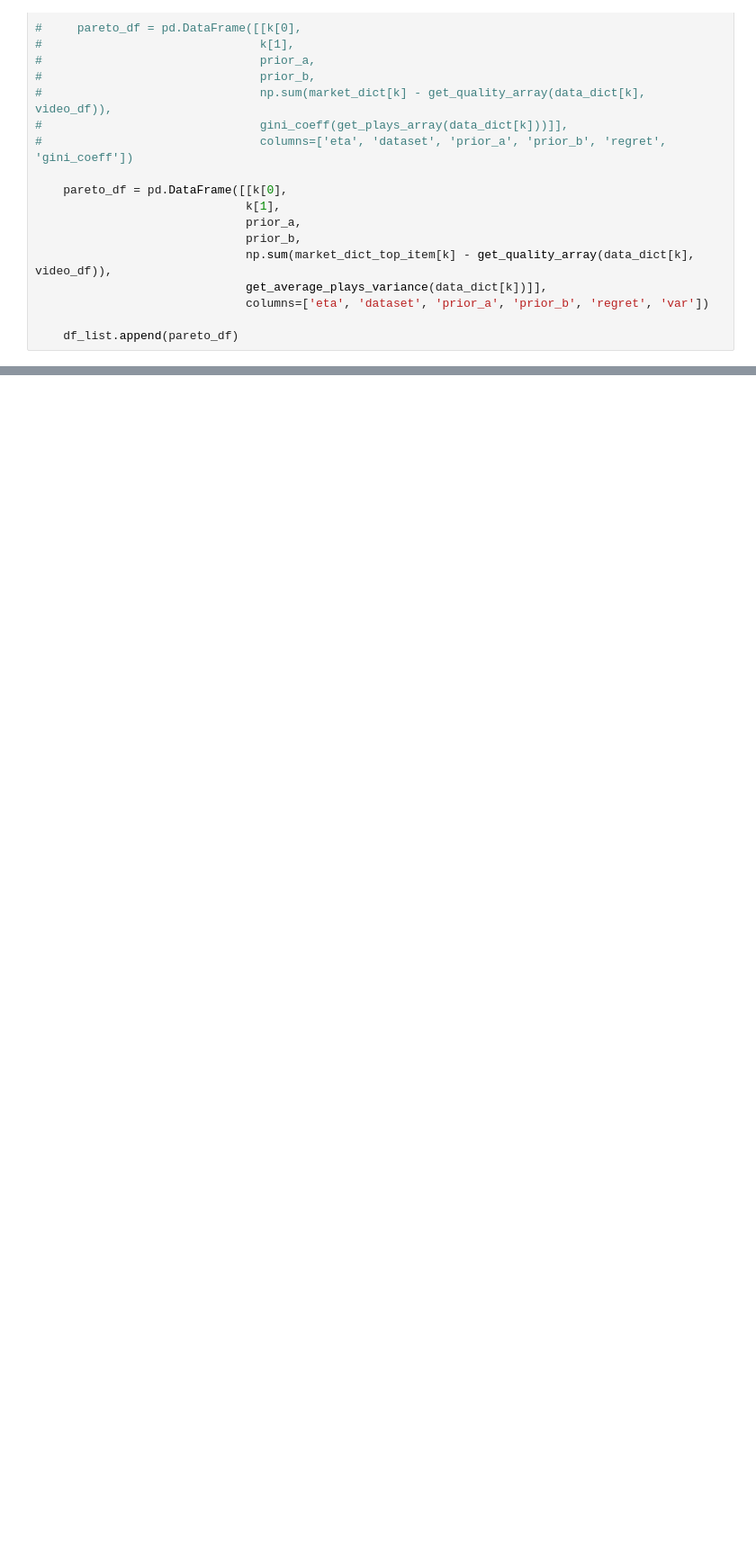
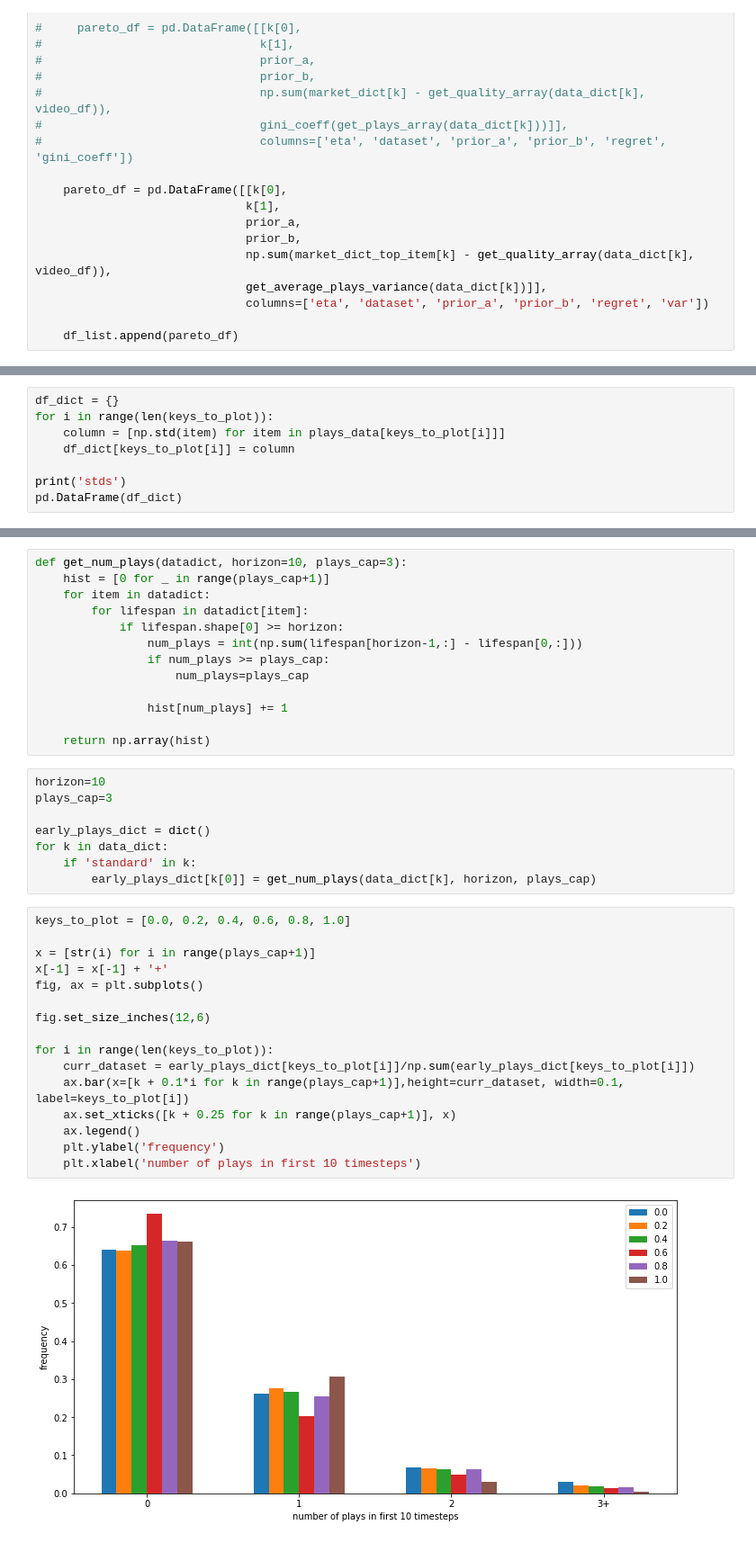
Before and after one commit to LEFTA98/ratings_with_eb, a Jupyter notebook: ec_plots.ipynb, the cells around one changed output, grey strips where cells are left out. Shown at 90% size. Drawn from its saved outputs; the diff is of its cells as text; blank space fills up the shorter version.

```diff
--- a/ec_plots.ipynb
+++ b/ec_plots.ipynb
@@ -291,0 +411,8 @@ np.std([(item[-1] - item[0])/(item.shape[0]-1) for item in market_plays_dict[465
+# %%
+df_dict = {}
+for i in range(len(keys_to_plot)):
+    column = [np.std(item) for item in plays_data[keys_to_plot[i]]]
+    df_dict[keys_to_plot[i]] = column
+
+print('stds')
+pd.DataFrame(df_dict)
@@ -291,0 +440,39 @@ np.std([(item[-1] - item[0])/(item.shape[0]-1) for item in market_plays_dict[465
+# %%
+def get_num_plays(datadict, horizon=10, plays_cap=3):
+    hist = [0 for _ in range(plays_cap+1)]
+    for item in datadict:
+        for lifespan in datadict[item]:
+            if lifespan.shape[0] >= horizon:
+                num_plays = int(np.sum(lifespan[horizon-1,:] - lifespan[0,:]))
+                if num_plays >= plays_cap:
+                    num_plays=plays_cap
+
+                hist[num_plays] += 1
+
+    return np.array(hist)
+# %%
+horizon=10
+plays_cap=3
+
+early_plays_dict = dict()
+for k in data_dict:
+    if 'standard' in k:
+        early_plays_dict[k[0]] = get_num_plays(data_dict[k], horizon, plays_cap)
+# %%
+keys_to_plot = [0.0, 0.2, 0.4, 0.6, 0.8, 1.0]
+
+x = [str(i) for i in range(plays_cap+1)]
+x[-1] = x[-1] + '+'
+fig, ax = plt.subplots()
+
+fig.set_size_inches(12,6)
+
+for i in range(len(keys_to_plot)):
+    curr_dataset = early_plays_dict[keys_to_plot[i]]/np.sum(early_plays_dict[keys_to_plot[i]])
+    ax.bar(x=[k + 0.1*i for k in range(plays_cap+1)],height=curr_dataset, width=0.1, label=keys_to_plot[i])
+    ax.set_xticks([k + 0.25 for k in range(plays_cap+1)], x)
+    ax.legend()
+    plt.ylabel('frequency')
+    plt.xlabel('number of plays in first 10 timesteps')
+# %% [output]
+[figure, added]
```
Also changed, not shown: parts of 28 cells of this notebook, 1 other file.
